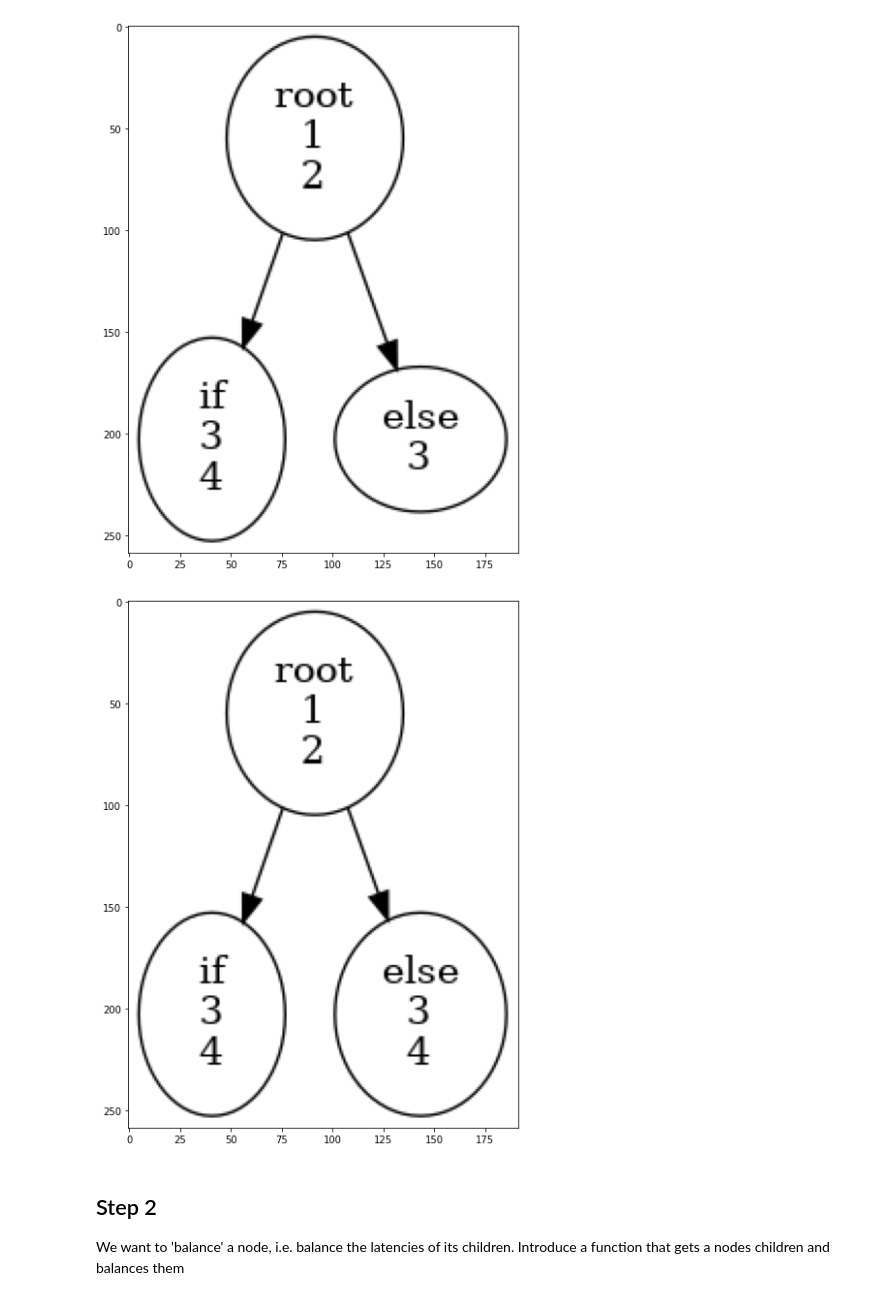
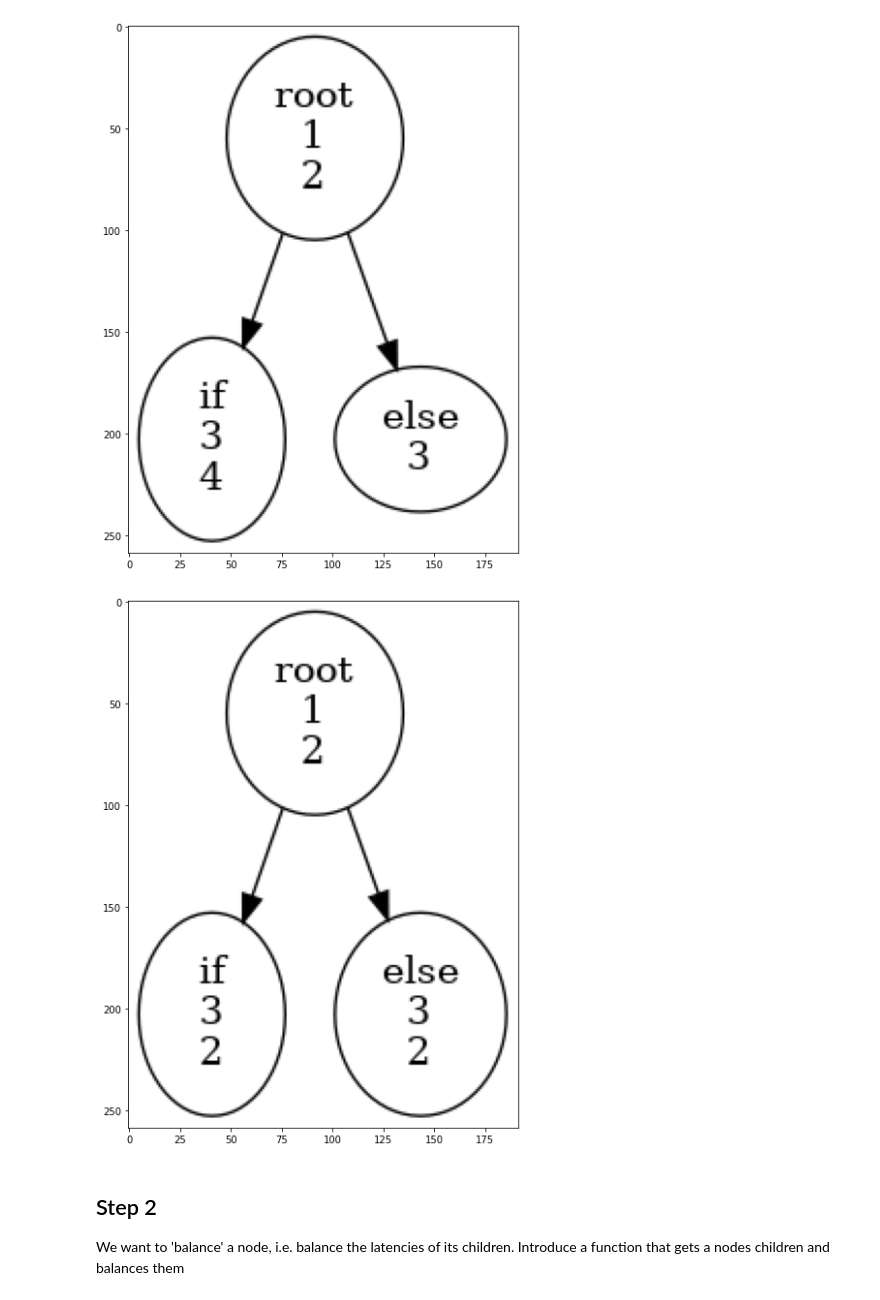
Before and after one commit to DBGilles/NemesisRetroWrite, a Jupyter notebook: retrowrite/rwtools/nemesis/notebooks/balancing_algorithm.ipynb, the cells around one changed output. Drawn from its saved outputs; the diff is of its cells as text; code cells hidden in the pictures.

```diff
--- a/retrowrite/rwtools/nemesis/notebooks/balancing_algorithm.ipynb
+++ b/retrowrite/rwtools/nemesis/notebooks/balancing_algorithm.ipynb
@@ -64,24 +64,24 @@ to_png(graph, "test1_original")
 [figure]
 # %%
 %autoreload 2
-from rwtools.nemesis.graph.nemesis_node import NemesisNode
+from rwtools.nemesis.graph.nemesis_node import AbstractNemesisNode
 from rwtools.nemesis.graph.balance import balance_node_latencies
 
 
-root = NemesisNode([1,2], "root")
-ifbranch = NemesisNode([3,4], "if")
-elsebranch = NemesisNode([3], "else")
+root = AbstractNemesisNode([1,2], "root")
+ifbranch = AbstractNemesisNode([3], "if")
+elsebranch = AbstractNemesisNode([2], "else")
 
 
 graph = nx.DiGraph()
 graph.add_nodes_from([root, ifbranch, elsebranch])
 graph.add_edges_from([(root, ifbranch), (root, elsebranch)])
 
 balance_node_latencies(graph, ifbranch, elsebranch)
 
 to_png(graph, "test1_balanced")
 # %% [output]
-[figure, old version]
+[figure, new version]
 # %% [markdown]
 ## Step 2
 We want to 'balance' a node, i.e. balance the latencies of its children.
```
Also changed, not shown: parts of 7 cells of this notebook, 15 other files.
